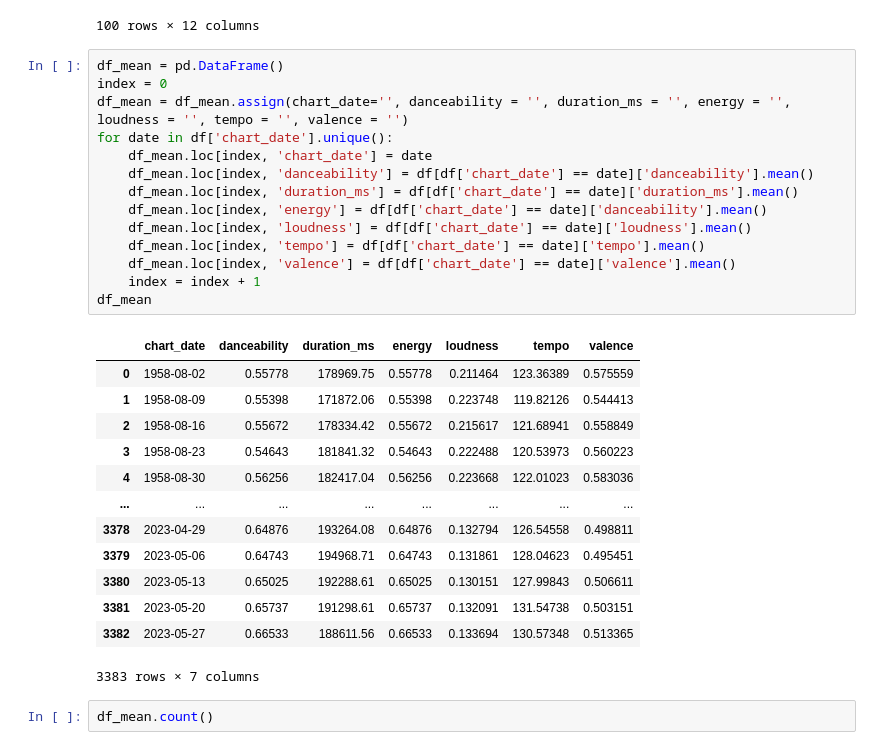
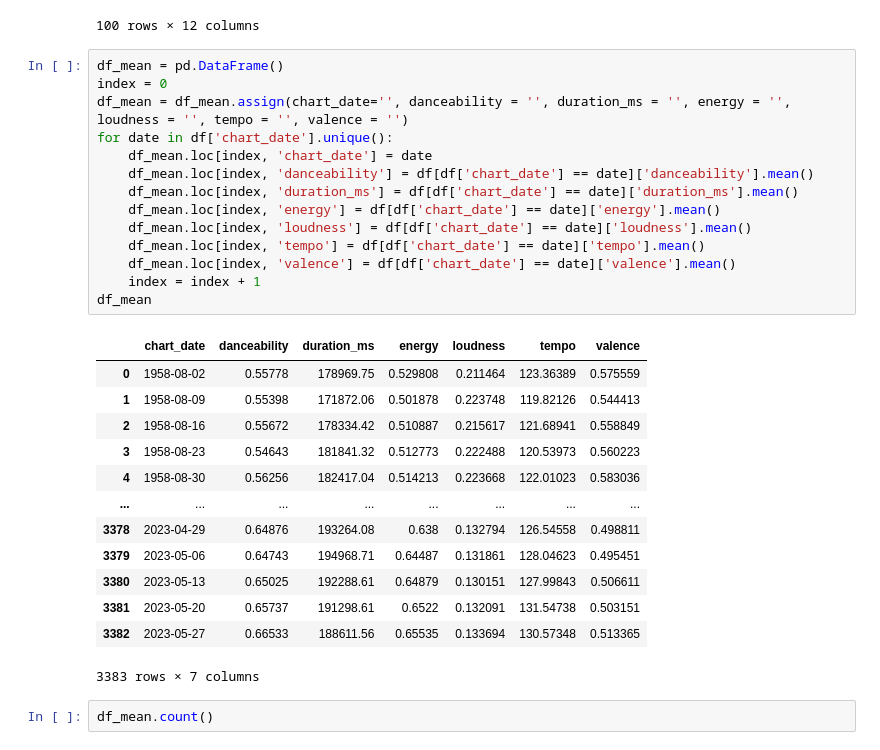
Before and after one commit to ronanhansel/billboard-music-trend, a Jupyter notebook: main.ipynb, the cells around one changed output. Cells and saved outputs as stored; diff of their text form.

```diff
--- a/main.ipynb
+++ b/main.ipynb
@@ -781,30 +781,30 @@ df.head(100)
 # %%
 df_mean = pd.DataFrame()
 index = 0
 df_mean = df_mean.assign(chart_date='', danceability = '', duration_ms = '', energy = '', loudness = '', tempo = '', valence = '')
 for date in df['chart_date'].unique():
     df_mean.loc[index, 'chart_date'] = date
     df_mean.loc[index, 'danceability'] = df[df['chart_date'] == date]['danceability'].mean()
     df_mean.loc[index, 'duration_ms'] = df[df['chart_date'] == date]['duration_ms'].mean()
-    df_mean.loc[index, 'energy'] = df[df['chart_date'] == date]['danceability'].mean()
+    df_mean.loc[index, 'energy'] = df[df['chart_date'] == date]['energy'].mean()
     df_mean.loc[index, 'loudness'] = df[df['chart_date'] == date]['loudness'].mean()
     df_mean.loc[index, 'tempo'] = df[df['chart_date'] == date]['tempo'].mean()
     df_mean.loc[index, 'valence'] = df[df['chart_date'] == date]['valence'].mean()
     index = index + 1
 df_mean
 # %% [output]
 |  | chart_date | danceability | duration_ms | energy | loudness | tempo | valence |
-| 0 | 1958-08-02 | 0.55778 | 178969.75 | 0.55778 | 0.211464 | 123.36389 | 0.575559 |
-| 1 | 1958-08-09 | 0.55398 | 171872.06 | 0.55398 | 0.223748 | 119.82126 | 0.544413 |
-| 2 | 1958-08-16 | 0.55672 | 178334.42 | 0.55672 | 0.215617 | 121.68941 | 0.558849 |
-| 3 | 1958-08-23 | 0.54643 | 181841.32 | 0.54643 | 0.222488 | 120.53973 | 0.560223 |
-| 4 | 1958-08-30 | 0.56256 | 182417.04 | 0.56256 | 0.223668 | 122.01023 | 0.583036 |
+| 0 | 1958-08-02 | 0.55778 | 178969.75 | 0.529808 | 0.211464 | 123.36389 | 0.575559 |
+| 1 | 1958-08-09 | 0.55398 | 171872.06 | 0.501878 | 0.223748 | 119.82126 | 0.544413 |
+| 2 | 1958-08-16 | 0.55672 | 178334.42 | 0.510887 | 0.215617 | 121.68941 | 0.558849 |
+| 3 | 1958-08-23 | 0.54643 | 181841.32 | 0.512773 | 0.222488 | 120.53973 | 0.560223 |
+| 4 | 1958-08-30 | 0.56256 | 182417.04 | 0.514213 | 0.223668 | 122.01023 | 0.583036 |
 | ... | ... | ... | ... | ... | ... | ... | ... |
-| 3378 | 2023-04-29 | 0.64876 | 193264.08 | 0.64876 | 0.132794 | 126.54558 | 0.498811 |
-| 3379 | 2023-05-06 | 0.64743 | 194968.71 | 0.64743 | 0.131861 | 128.04623 | 0.495451 |
-| 3380 | 2023-05-13 | 0.65025 | 192288.61 | 0.65025 | 0.130151 | 127.99843 | 0.506611 |
-| 3381 | 2023-05-20 | 0.65737 | 191298.61 | 0.65737 | 0.132091 | 131.54738 | 0.503151 |
-| 3382 | 2023-05-27 | 0.66533 | 188611.56 | 0.66533 | 0.133694 | 130.57348 | 0.513365 |
+| 3378 | 2023-04-29 | 0.64876 | 193264.08 | 0.638 | 0.132794 | 126.54558 | 0.498811 |
+| 3379 | 2023-05-06 | 0.64743 | 194968.71 | 0.64487 | 0.131861 | 128.04623 | 0.495451 |
+| 3380 | 2023-05-13 | 0.65025 | 192288.61 | 0.64879 | 0.130151 | 127.99843 | 0.506611 |
+| 3381 | 2023-05-20 | 0.65737 | 191298.61 | 0.6522 | 0.132091 | 131.54738 | 0.503151 |
+| 3382 | 2023-05-27 | 0.66533 | 188611.56 | 0.65535 | 0.133694 | 130.57348 | 0.513365 |
 3383 rows × 7 columns
 # %%
 df_mean.count()
```
Also changed, not shown: parts of 18 cells of this notebook.
